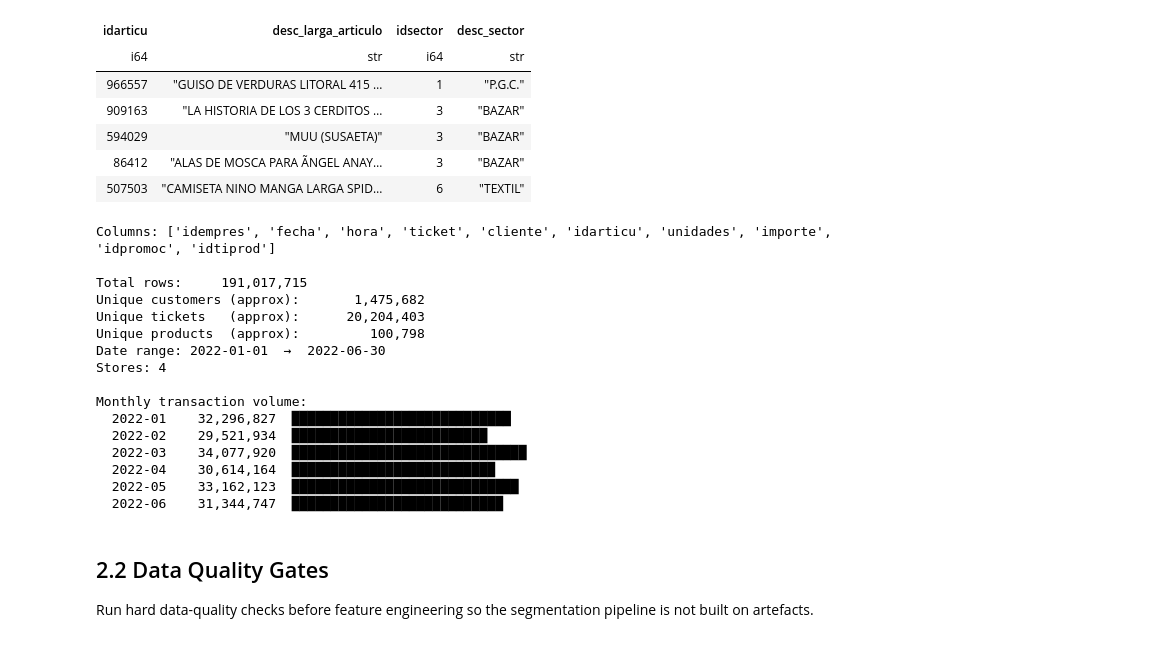
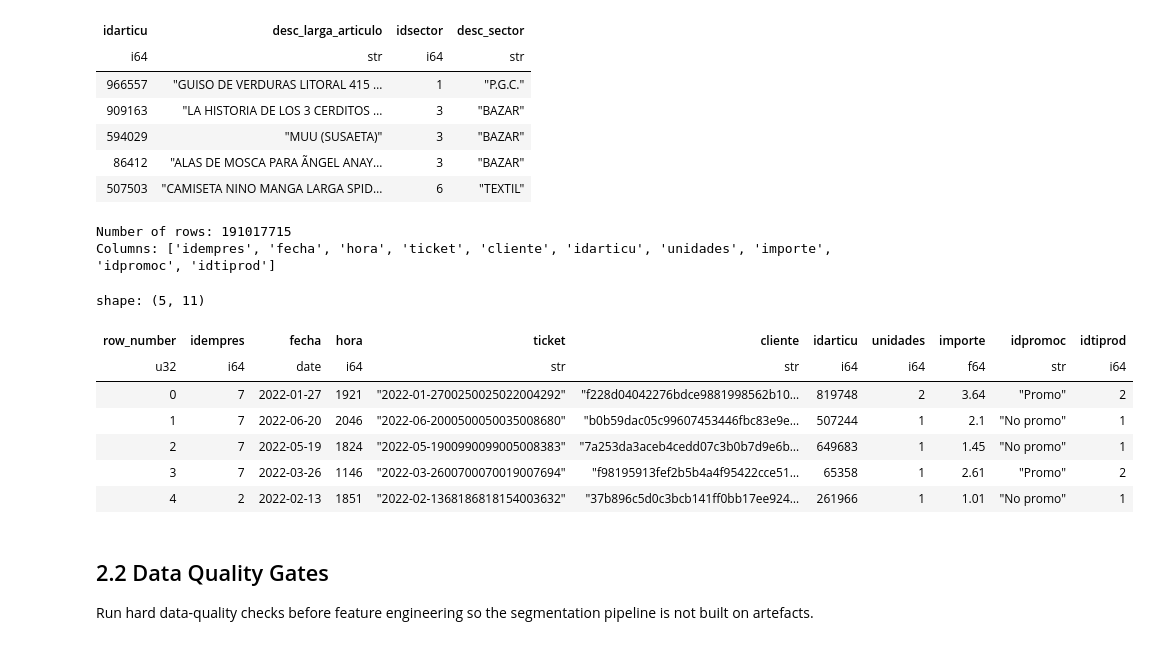
Before and after one commit to robsrot/carrefour_capstone, a Jupyter notebook: notebooks/02_pre-analysis.ipynb, the cells around one changed output. Saved outputs shown, nothing was run; the diff lists cells and outputs as text; code cells hidden in the pictures.

```diff
--- a/notebooks/02_pre-analysis.ipynb
+++ b/notebooks/02_pre-analysis.ipynb
@@ -95,60 +95,27 @@ shape: (5, 4)
 # %%
 # transaction lines — lazy frame over the full 191M-row dataset (never fully materialised)
 df_tickets = load_linea_tickets()
 
-# approx_n_unique uses HyperLogLog (~1% error, O(1) memory) for high-cardinality columns.
-# Exact n_unique() on 18.5M ticket IDs or 1.46M customers builds a massive in-memory hash
-# set across all streaming batches and is the primary cause of OOM crashes in prod mode.
-scan = df_tickets.select([
-    pl.len().alias("n_rows"),
-    pl.col("cliente").approx_n_unique().alias("n_customers"),
-    pl.col("ticket").approx_n_unique().alias("n_tickets"),
-    pl.col("idarticu").approx_n_unique().alias("n_products"),
-    pl.col("fecha").min().alias("date_min"),
-    pl.col("fecha").max().alias("date_max"),
-    pl.col("idempres").n_unique().alias("n_stores"),   # 4 stores — exact is fine
-]).collect(engine="streaming").row(0, named=True)
+# row count: this executes a count, but does not materialize all rows
+n_rows = df_tickets.select(pl.len().alias("n_rows")).collect().item()
+print("Number of rows:", n_rows)
 
-n_raw = scan["n_rows"]
+# column names
+cols = df_tickets.collect_schema().names()
+print("Columns:", cols[:])
 
-print(f"Columns: {df_tickets.columns}")
-print()
-print(f"Total rows: {n_raw:>15,}")
-print(f"Unique customers (approx): {scan['n_customers']:>15,}")
-print(f"Unique tickets   (approx): {scan['n_tickets']:>15,}")
-print(f"Unique products  (approx): {scan['n_products']:>15,}")
-print(f"Date range: {scan['date_min']}  →  {scan['date_max']}")
-print(f"Stores: {scan['n_stores']}")
-print()
-
-# monthly breakdown with inline bar
-monthly_raw = (
-    df_tickets.with_columns(pl.col("fecha").dt.strftime("%Y-%m").alias("month"))
-              .group_by("month").agg(pl.len().alias("n"))
-              .sort("month").collect(engine="streaming").to_pandas()
-)
-print("Monthly transaction volume:")
-max_n = monthly_raw["n"].max()
-for _, row in monthly_raw.iterrows():
-    bar = "█" * int(row["n"] / max_n * 30)
-    print(f"  {row['month']}  {row['n']:>12,}  {bar}")
+df_tickets.limit(5).collect().with_row_index("row_number")
 # %% [output]
+Number of rows: 191017715
 Columns: ['idempres', 'fecha', 'hora', 'ticket', 'cliente', 'idarticu', 'unidades', 'importe', 'idpromoc', 'idtiprod']
-
-Total rows:     191,017,715
-Unique customers (approx):       1,475,682
-Unique tickets   (approx):      20,204,403
-Unique products  (approx):         100,798
-Date range: 2022-01-01  →  2022-06-30
-Stores: 4
-
-Monthly transaction volume:
-  2022-01    32,296,827  ████████████████████████████
-  2022-02    29,521,934  █████████████████████████
-  2022-03    34,077,920  ██████████████████████████████
-  2022-04    30,614,164  ██████████████████████████
-  2022-05    33,162,123  █████████████████████████████
-  2022-06    31,344,747  ███████████████████████████
+shape: (5, 11)
+| row_number | idempres | fecha | hora | ticket | cliente | idarticu | unidades | importe | idpromoc | idtiprod |
+| u32 | i64 | date | i64 | str | str | i64 | i64 | f64 | str | i64 |
+| 0 | 7 | 2022-01-27 | 1921 | "2022-01-2700250025022004292" | "f228d04042276bdce9881998562b10… | 819748 | 2 | 3.64 | "Promo" | 2 |
+| 1 | 7 | 2022-06-20 | 2046 | "2022-06-2000500050035008680" | "b0b59dac05c99607453446fbc83e9e… | 507244 | 1 | 2.1 | "No promo" | 1 |
+| 2 | 7 | 2022-05-19 | 1824 | "2022-05-1900990099005008383" | "7a253da3aceb4cedd07c3b0b7d9e6b… | 649683 | 1 | 1.45 | "No promo" | 1 |
+| 3 | 7 | 2022-03-26 | 1146 | "2022-03-2600700070019007694" | "f98195913fef2b5b4a4f95422cce51… | 65358 | 1 | 2.61 | "Promo" | 2 |
+| 4 | 2 | 2022-02-13 | 1851 | "2022-02-1368186818154003632" | "37b896c5d0c3bcb141ff0bb17ee924… | 261966 | 1 | 1.01 | "No promo" | 1 |
 # %% [markdown]
 <a id="22-data-quality-gates"></a>
 ## 2.2 Data Quality Gates
```
